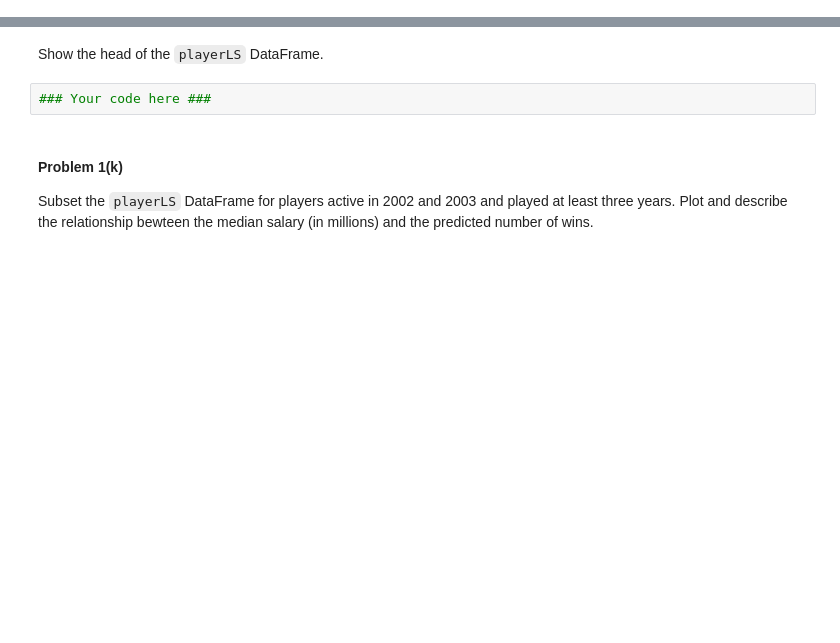
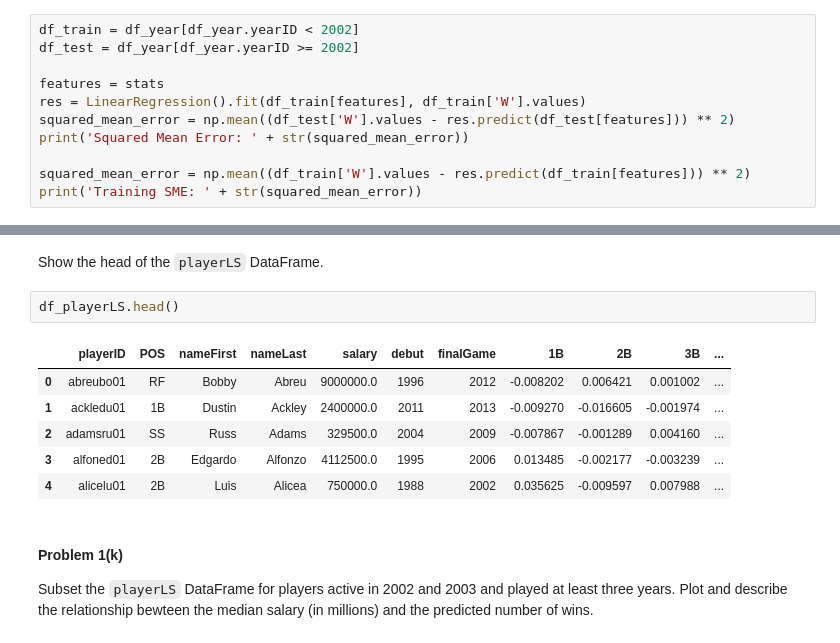
Before and after one commit to Daniel-Moreira/2015, a Jupyter notebook: HW/HW3.ipynb, the cells around one changed output, grey strips where cells are left out. Saved outputs shown, nothing was run; the diff lists cells and outputs as text; blank space fills up the shorter version.

```diff
--- a/HW/HW3.ipynb
+++ b/HW/HW3.ipynb
@@ -121,0 +221,11 @@ Build a simple linear regression model to predict the number of wins from the av
+# %%
+df_train = df_year[df_year.yearID < 2002]
+df_test = df_year[df_year.yearID >= 2002]
+
+features = stats
+res = LinearRegression().fit(df_train[features], df_train['W'].values)
+squared_mean_error = np.mean((df_test['W'].values - res.predict(df_test[features])) ** 2)
+print('Squared Mean Error: ' + str(squared_mean_error))
+
+squared_mean_error = np.mean((df_train['W'].values - res.predict(df_train[features])) ** 2)
+print('Training SME: ' + str(squared_mean_error))
@@ -154,7 +360,14 @@ Add four columns to the `playerLS` DataFrame that contains the player's position
 # %% [markdown]
 Show the head of the `playerLS` DataFrame.
-# %%
-### Your code here ###
+# %%
+df_playerLS.head()
+# %% [output]
+|  | playerID | POS | nameFirst | nameLast | salary | debut | finalGame | 1B | 2B | 3B | ... |
+| 0 | abreubo01 | RF | Bobby | Abreu | 9000000.0 | 1996 | 2012 | -0.008202 | 0.006421 | 0.001002 | ... |
+| 1 | ackledu01 | 1B | Dustin | Ackley | 2400000.0 | 2011 | 2013 | -0.009270 | -0.016605 | -0.001974 | ... |
+| 2 | adamsru01 | SS | Russ | Adams | 329500.0 | 2004 | 2009 | -0.007867 | -0.001289 | 0.004160 | ... |
+| 3 | alfoned01 | 2B | Edgardo | Alfonzo | 4112500.0 | 1995 | 2006 | 0.013485 | -0.002177 | -0.003239 | ... |
+| 4 | alicelu01 | 2B | Luis | Alicea | 750000.0 | 1988 | 2002 | 0.035625 | -0.009597 | 0.007988 | ... |
 # %% [markdown]
 #### Problem 1(k)
 
```
Also changed, not shown: parts of 30 cells of this notebook, 4 other files.
